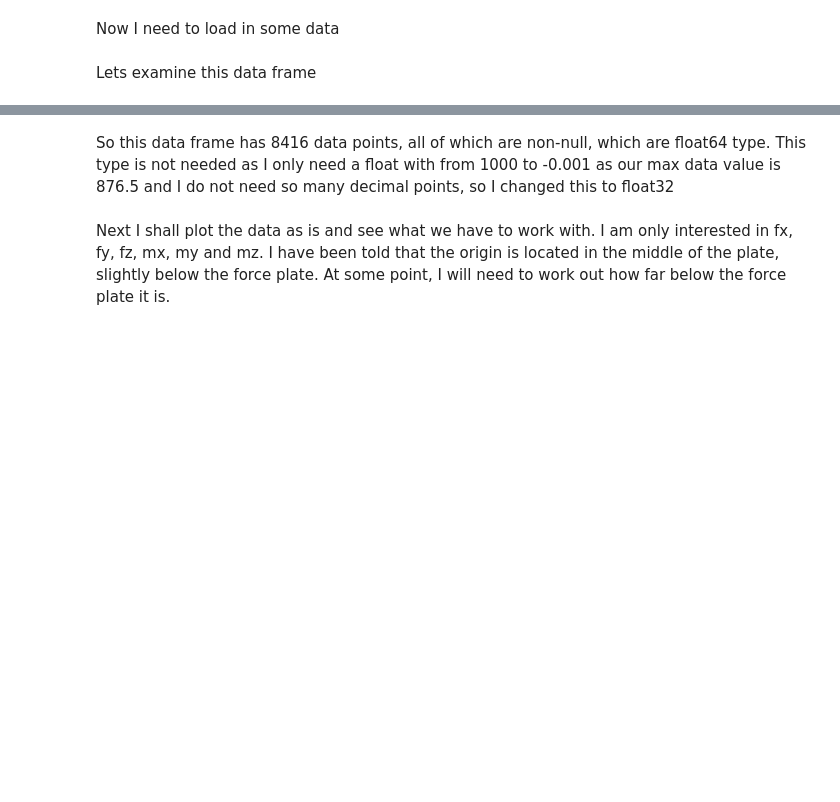
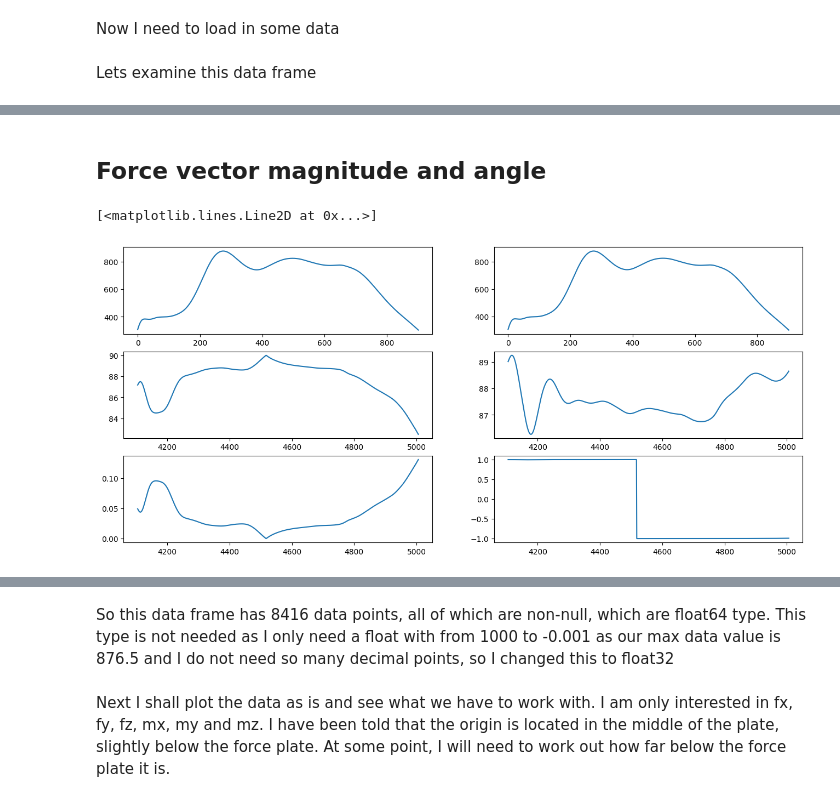
Before and after one commit to TimArthur391/Templo_Data_Analysis, a Jupyter notebook: Jupyter/Templo_Data_Analysis.ipynb, the cells around one changed output, grey strips where cells are left out. Saved outputs shown, nothing was run; the diff lists cells and outputs as text; code cells hidden in the pictures; blank space fills up the shorter version.

```diff
--- a/Jupyter/Templo_Data_Analysis.ipynb
+++ b/Jupyter/Templo_Data_Analysis.ipynb
@@ -31,0 +97,23 @@ dataFrame.describe()
+# %% [markdown]
+## Force vector magnitude and angle
+# %%
+df_windowed['fz']
+df_windowed['fy']
+df_windowed['fx']
+
+sag_magnitude = np.linalg.norm([df_windowed['fz'],df_windowed['fy']], axis=0)
+cor_magnitude = np.linalg.norm([df_windowed['fz'],df_windowed['fx']], axis=0)
+
+sag_angle = np.degrees(np.arctan(df_windowed['fz'] / df_windowed['fy']))
+cor_angle = np.degrees(np.arctan(df_windowed['fz'] / df_windowed['fx']))
+
+fig, axs = plt.subplots(3, 2, figsize=(16, 7))
+axs[0,0].plot(sag_magnitude)
+axs[0,1].plot(cor_magnitude)
+axs[1,0].plot(np.abs(sag_angle))
+axs[1,1].plot(cor_angle)
+axs[2,0].plot(np.cos(np.radians(sag_angle)))
+axs[2,1].plot(np.sin(np.radians(sag_angle)))
+# %% [output]
+[<matplotlib.lines.Line2D at 0x...>]
+[figure, added]
```
Also changed, not shown: parts of 20 cells of this notebook, 6 other files.
